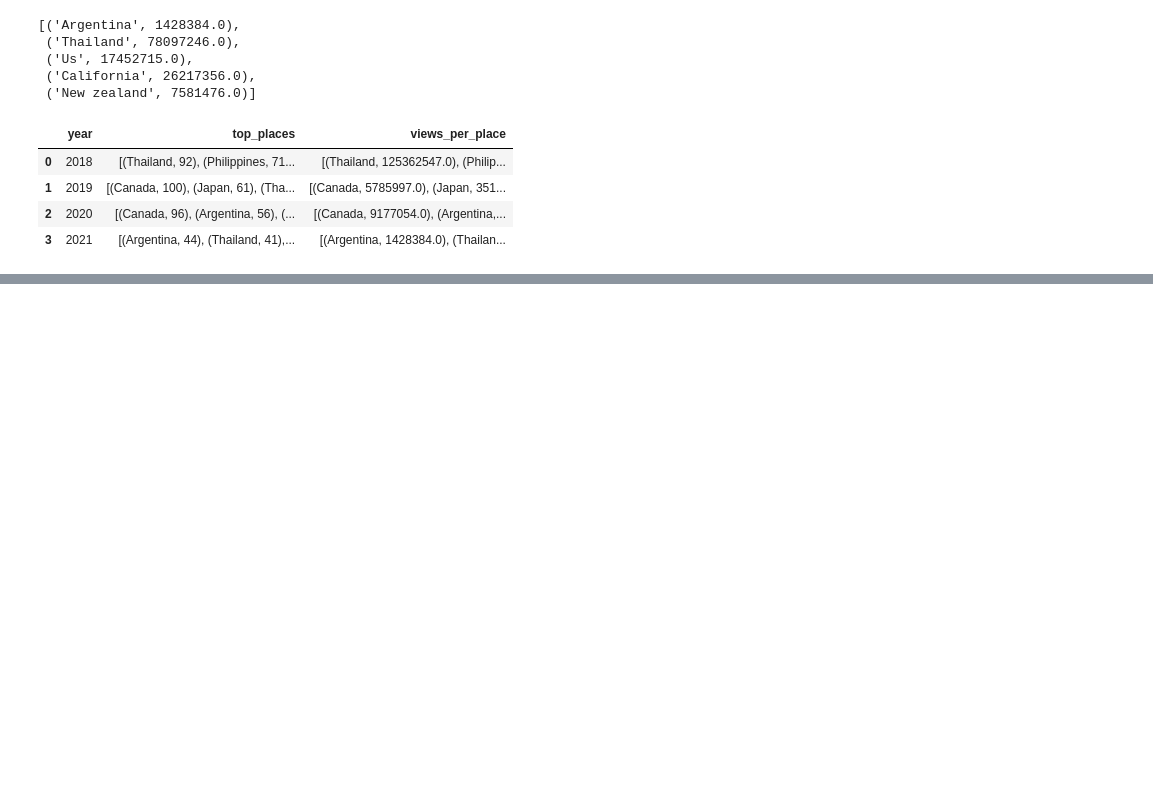
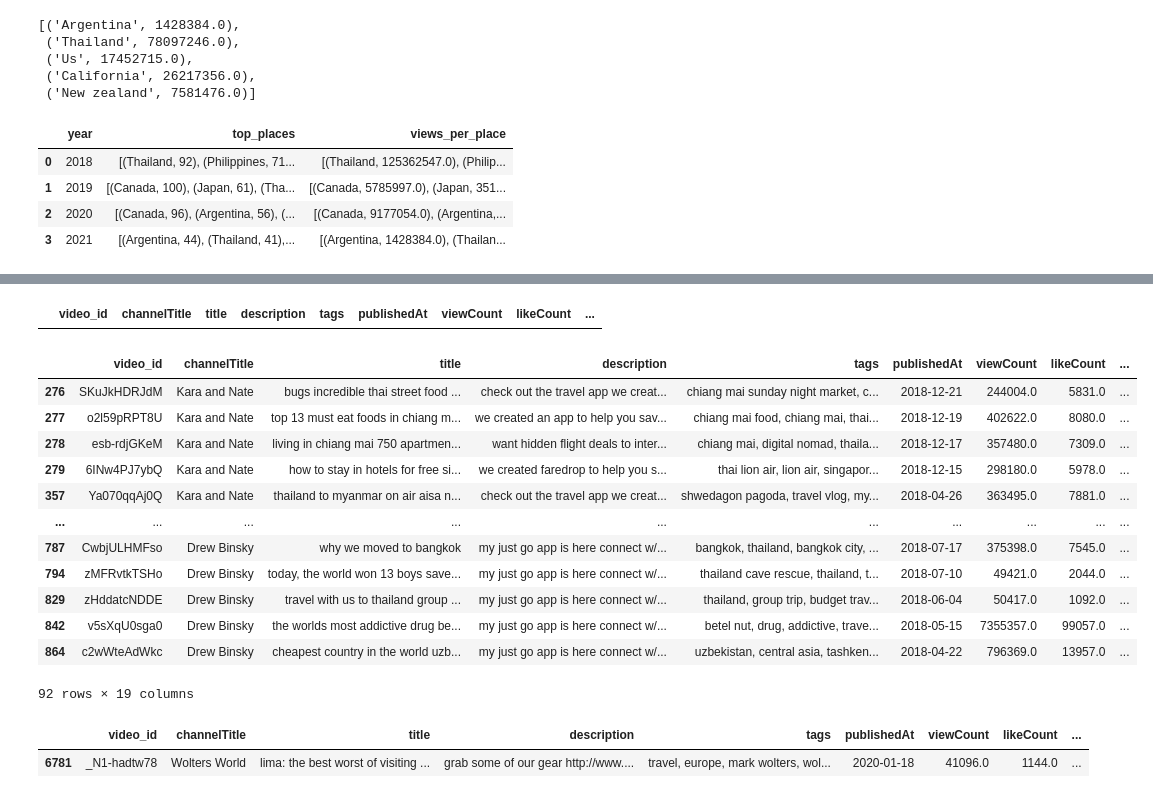
Before and after one commit to Maya-Souza/travel_youtubers_and_tourism, a Jupyter notebook: tests - final project.ipynb, the cells around one changed output, grey strips where cells are left out. Saved outputs shown, nothing was run; the diff lists cells and outputs as text; code cells hidden in the pictures; blank space fills up the shorter version.

```diff
--- a/tests - final project.ipynb
+++ b/tests - final project.ipynb
@@ -90,2 +77,7 @@ videos_info.to_pickle('videos_info.pkl')
+# %%
+channel_stats = pd.read_pickle('channel_stats.pkl')
+videos_info = pd.read_pickle('video_info.pkl')
+places_per_year_by_channel = pd.read_pickle('places_per_year_by_channel.pkl')
+places_per_year_filtered = pd.read_pickle('top_places_per_year_views.pkl')
 # %%
-videos_info = creating_info_df(youtube, channel_stats)
+# videos_info = creating_info_df(youtube, channel_stats)
@@ -753,0 +869,24 @@ print(places_per_year_by_channel['everywhere'].loc[places_per_year_by_channel['y
+# %%
+select
+# %% [output]
+|  | video_id | channelTitle | title | description | tags | publishedAt | viewCount | likeCount | ... |
+# %%
+videos_info_copy['everywhere'] = videos_info_copy['everywhere'].astype('str').str.replace('[', '', regex=True).str.replace(']', '', regex=True)
+# %%
+
+select = videos_info_copy.loc[(videos_info_copy['everywhere'].str.contains("Thailand")) & (videos_info_copy['year_published'] == 2018)]
+select
+# %% [output]
+|  | video_id | channelTitle | title | description | tags | publishedAt | viewCount | likeCount | ... |
+| 276 | SKuJkHDRJdM | Kara and Nate | bugs incredible thai street food ... | check out the travel app we creat... | chiang mai sunday night market, c... | 2018-12-21 | 244004.0 | 5831.0 | ... |
+| 277 | o2l59pRPT8U | Kara and Nate | top 13 must eat foods in chiang m... | we created an app to help you sav... | chiang mai food, chiang mai, thai... | 2018-12-19 | 402622.0 | 8080.0 | ... |
+| 278 | esb-rdjGKeM | Kara and Nate | living in chiang mai 750 apartmen... | want hidden flight deals to inter... | chiang mai, digital nomad, thaila... | 2018-12-17 | 357480.0 | 7309.0 | ... |
+| 279 | 6INw4PJ7ybQ | Kara and Nate | how to stay in hotels for free si... | we created faredrop to help you s... | thai lion air, lion air, singapor... | 2018-12-15 | 298180.0 | 5978.0 | ... |
+| 357 | Ya070qqAj0Q | Kara and Nate | thailand to myanmar on air aisa n... | check out the travel app we creat... | shwedagon pagoda, travel vlog, my... | 2018-04-26 | 363495.0 | 7881.0 | ... |
+| ... | ... | ... | ... | ... | ... | ... | ... | ... | ... |
+| 787 | CwbjULHMFso | Drew Binsky | why we moved to bangkok | my just go app is here connect w/... | bangkok, thailand, bangkok city, ... | 2018-07-17 | 375398.0 | 7545.0 | ... |
+| 794 | zMFRvtkTSHo | Drew Binsky | today, the world won 13 boys save... | my just go app is here connect w/... | thailand cave rescue, thailand, t... | 2018-07-10 | 49421.0 | 2044.0 | ... |
+| 829 | zHddatcNDDE | Drew Binsky | travel with us to thailand group ... | my just go app is here connect w/... | thailand, group trip, budget trav... | 2018-06-04 | 50417.0 | 1092.0 | ... |
+| 842 | v5sXqU0sga0 | Drew Binsky | the worlds most addictive drug be... | my just go app is here connect w/... | betel nut, drug, addictive, trave... | 2018-05-15 | 7355357.0 | 99057.0 | ... |
+| 864 | c2wWteAdWkc | Drew Binsky | cheapest country in the world uzb... | my just go app is here connect w/... | uzbekistan, central asia, tashken... | 2018-04-22 | 796369.0 | 13957.0 | ... |
+92 rows × 19 columns
@@ -753,0 +897,5 @@ print(places_per_year_by_channel['everywhere'].loc[places_per_year_by_channel['y
+# %%
+videos_info_copy.sample()
+# %% [output]
+|  | video_id | channelTitle | title | description | tags | publishedAt | viewCount | likeCount | ... |
+| 6781 | _N1-hadtw78 | Wolters World | lima: the best worst of visiting ... | grab some of our gear http://www.... | travel, europe, mark wolters, wol... | 2020-01-18 | 41096.0 | 1144.0 | ... |
```
Also changed, not shown: parts of 33 cells of this notebook.
